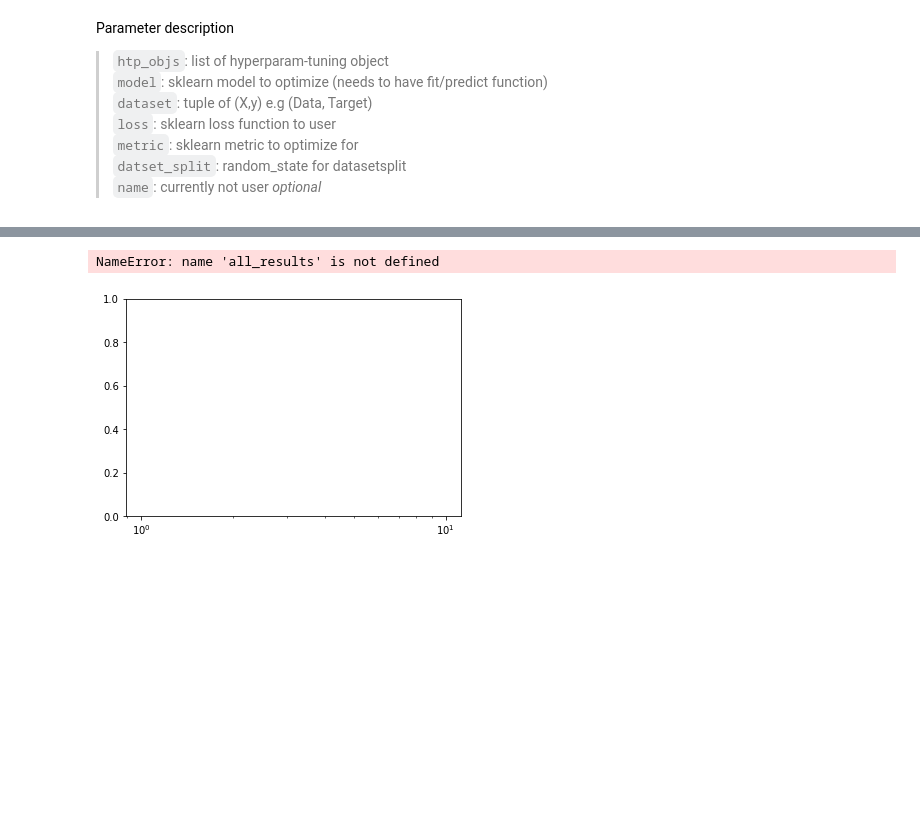
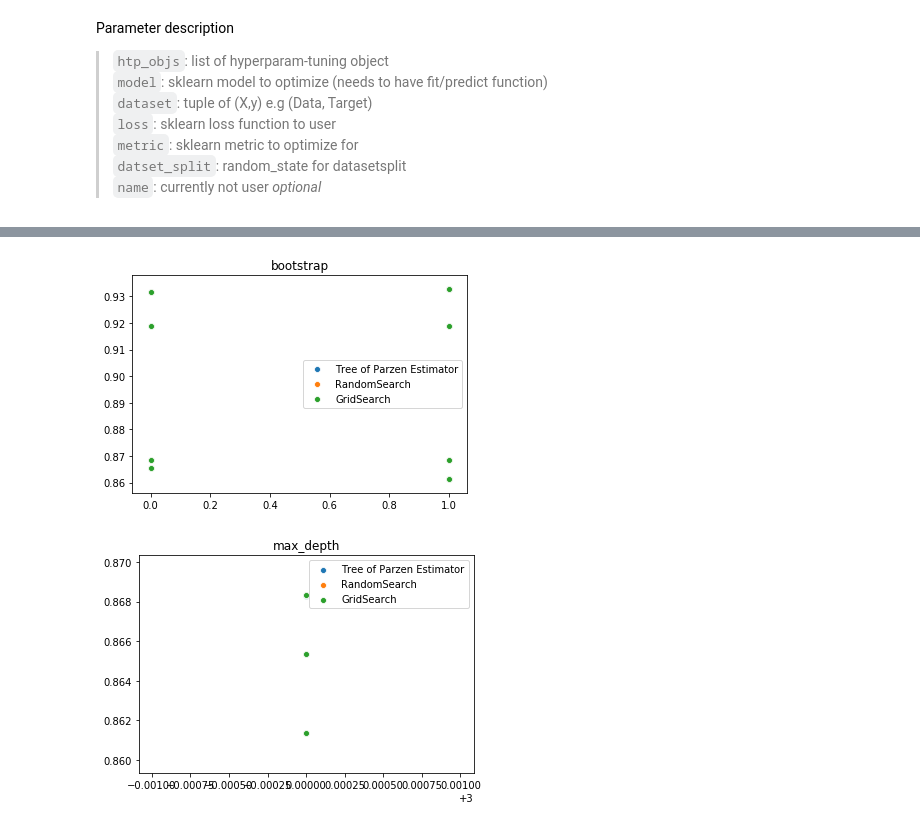
Before and after one commit to tonianelope/Hyper-Parameter-Tuning, a Jupyter notebook: HPT_core/hpt-RandomForest.ipynb, the cells around one changed output, grey strips where cells are left out. Drawn from its saved outputs; the diff is of its cells as text; code cells hidden in the pictures; blank space fills up the shorter version.

Commit message:
reattempt Random Forest

```diff
--- a/HPT_core/hpt-RandomForest.ipynb
+++ b/HPT_core/hpt-RandomForest.ipynb
@@ -30,7 +33,7 @@ wine = datasets.load_wine()
 bc = datasets.load_breast_cancer()
 cs = datasets.load_census_50k()
 
-dataset = digits
+dataset = cs
 # To apply an classifier on this data, we need to flatten the image, to
 # turn the data in a (samples, feature) matrix:
 n_features = dataset.data.shape[1]
@@ -48,26 +51,26 @@ param_grid = {
         "max_depth": [3, None],
         "max_features": max_f,
         #"min_samples_split": [5, 10, 20],
-        #"bootstrap": [True, False],
-        "criterion": ["gini", "entropy"],
-        'random_state':seed[0]
+        "bootstrap": [True, False],
+        #"criterion": ["gini", "entropy"],
+        'random_state':seed
 }
 
 hyperopt_grid = {
         "max_depth": hp.choice("max_depth",[3, None]),
         "max_features": hp.choice("max_features",max_f),
         #"min_samples_split": hp.loguniform("min_samples_split",np.log(5), np.log(20)),
-        #"bootstrap": hp.choice("bootstrap",[True, False]),
-        "criterion": hp.choice("criterion",["gini", "entropy"]),
-        'random_state':seed
+        "bootstrap": hp.choice("bootstrap",[True, False]),
+        #"criterion": hp.choice("criterion",["gini", "entropy"]),
+        'random_state':seed[0]
 }
 
 bayes_grid = {
         "max_depth": Categorical([3, None]),
         "max_features": Categorical(max_f),
         #"min_samples_split": Real(5, 20, 'loguniform'),
-        #"bootstrap": Categorical([True, False]),
-        "criterion": Categorical(["gini", "entropy"]),
+        "bootstrap": Categorical([True, False]),
+        #"criterion": Categorical(["gini", "entropy"]),
         'random_state':seed
 }
 
@@ -78,7 +81,7 @@ base = {
 hpt_objs = [
     # add more objs once more search functions implemented
         ('Baseline', base, run_baseline, {}),
-        ('BaysianSearch', bayes_grid,baysian_search,{'n_iter':MAX_ITER}),
+        #('BaysianSearch', bayes_grid,baysian_search,{'n_iter':MAX_ITER}),
         ('Tree of Parzen Estimator',hyperopt_grid,tpe_search,{}),
         ('RandomSearch', param_grid, random_search,{'n_iter':MAX_ITER}),
         ('GridSearch', param_grid, grid_search, {}),
@@ -142,14 +157,14 @@ NameError: name 'all_results' is not defined
 # %%
-for param in ['C', 'gamma']:
+for param in ['bootstrap', 'max_depth']:
     fig, ax = plt.subplots()
-    ax.set_xscale('log')
+    #ax.set_xscale('log')
     for r in all_results[0]:
 
         if r[HPT_METHOD]=='Baseline': continue
-        ax = sns.lineplot(x='param_'+param, y='mean_test_score', data=r[INNER_RES], label=r[HPT_METHOD])
+        ax = sns.scatterplot(x='param_'+param, y='mean_test_score', data=r[INNER_RES], label=r[HPT_METHOD])
         ax.set_title(param)
 # %% [output]
-NameError: name 'all_results' is not defined
-[figure, old version]
+[figure, new version]
+[figure, added]
 # %%
 fig, ax = plt.subplots()
```
Also changed, not shown: parts of 7 cells of this notebook, 3 other files.
